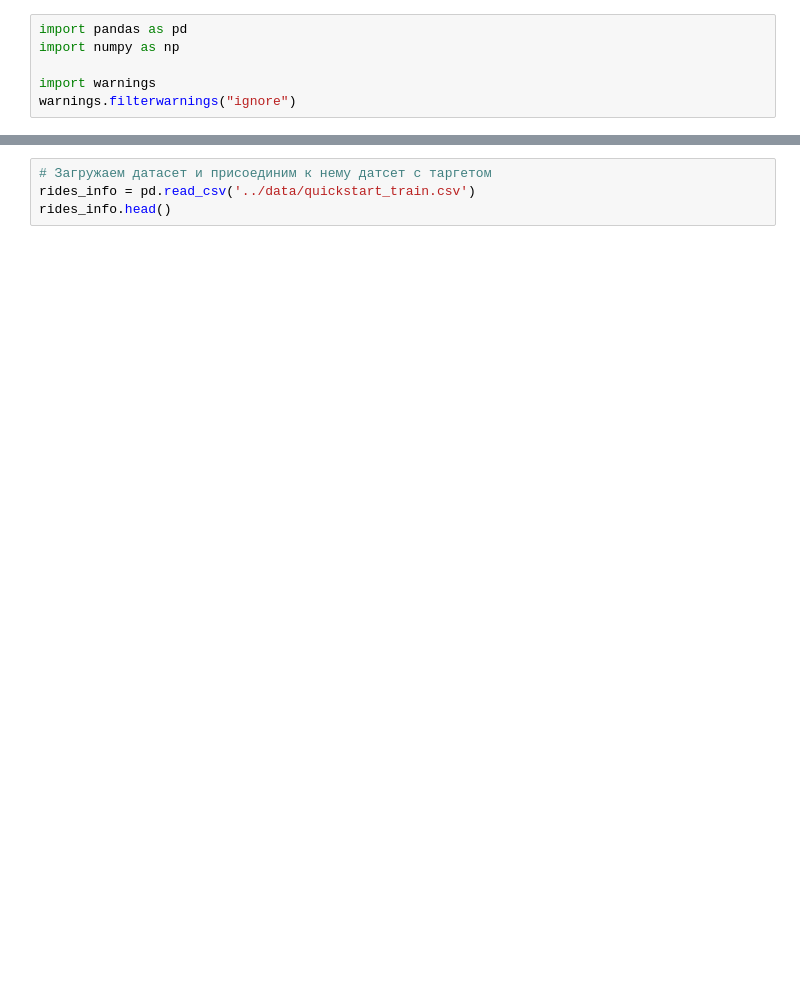
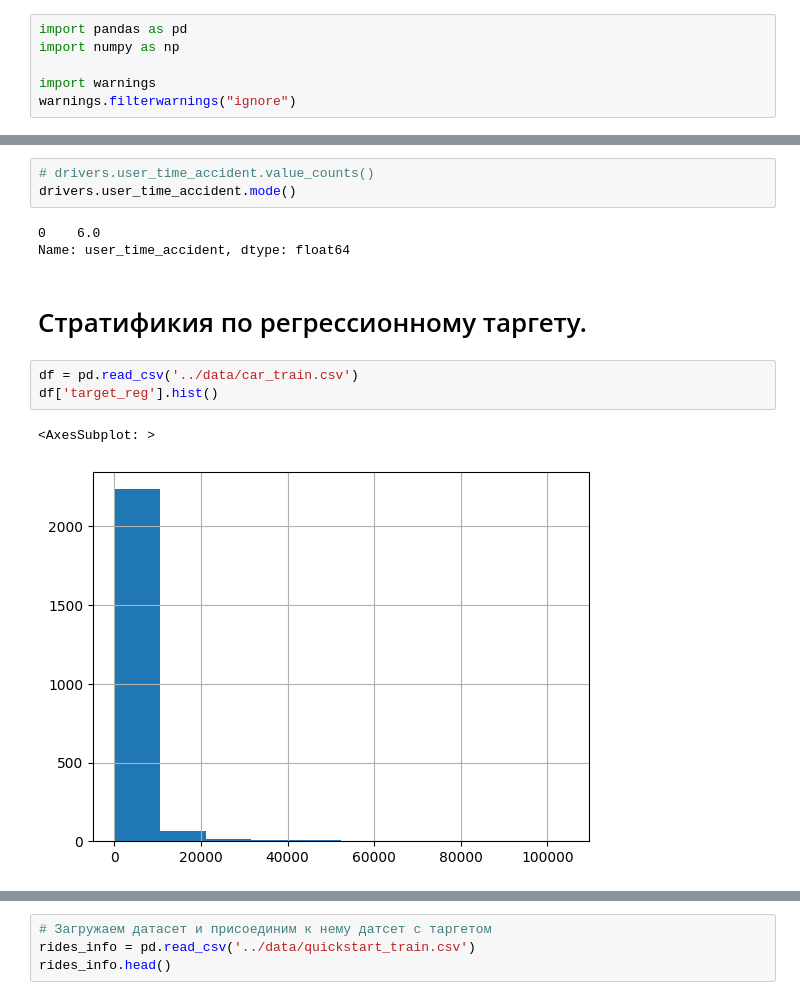
Before and after one commit to a-milenkin/Competitive_Data_Science, a Jupyter notebook: notebooks/y_task_prepare.ipynb, the cells around one changed output, grey strips where cells are left out. Saved outputs shown, nothing was run; the diff lists cells and outputs as text; blank space fills up the shorter version.

```diff
--- a/notebooks/y_task_prepare.ipynb
+++ b/notebooks/y_task_prepare.ipynb
@@ -6,0 +69,14 @@ warnings.filterwarnings("ignore")
+# %%
+# drivers.user_time_accident.value_counts()
+drivers.user_time_accident.mode()
+# %% [output]
+0    6.0
+Name: user_time_accident, dtype: float64
+# %% [markdown]
+# Стратификия по регрессионному таргету.
+# %%
+df = pd.read_csv('../data/car_train.csv')
+df['target_reg'].hist()
+# %% [output]
+<AxesSubplot: >
+[figure, added]
```
Also changed, not shown: parts of 25 cells of this notebook, 6 other files.
